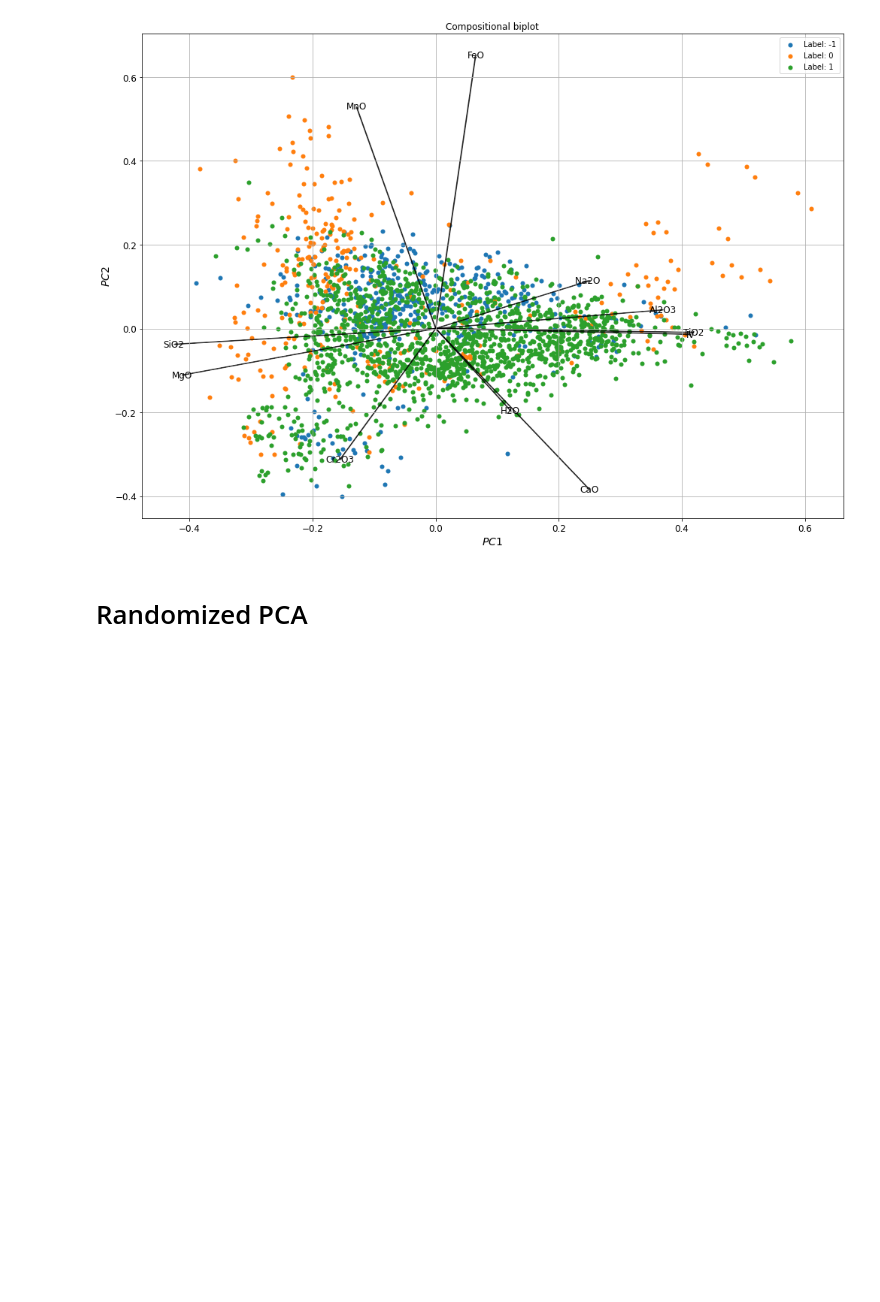
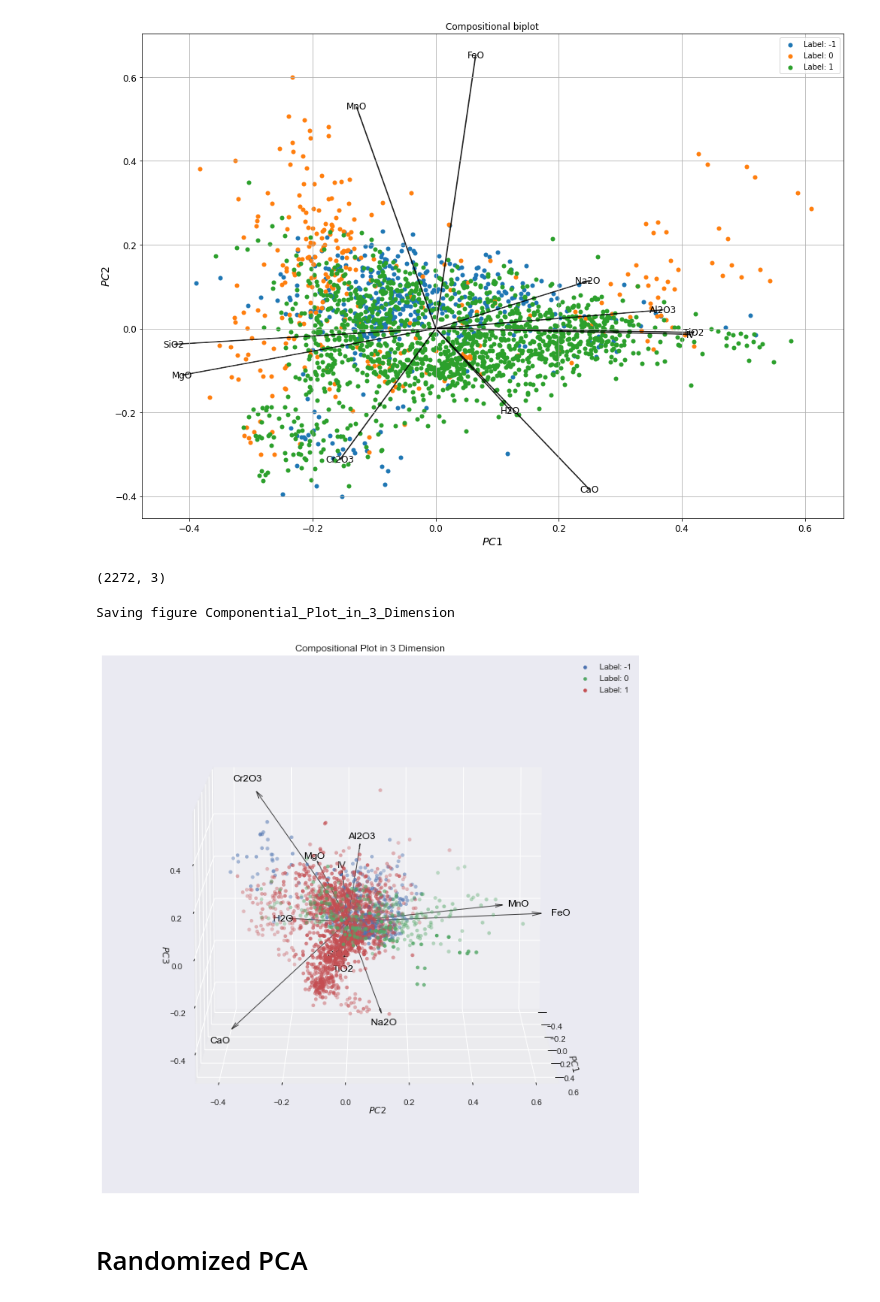
Before and after one commit to ZJUEarthData/DS_explore, a Jupyter notebook: english/dimensionality_reduction/dimensionality_reduction.ipynb, the cells around one changed output. Saved outputs shown, nothing was run; the diff lists cells and outputs as text; code cells hidden in the pictures; blank space fills up the shorter version.

Commit message:
add 3d plot for componential plot

```diff
--- a/english/dimensionality_reduction/dimensionality_reduction.ipynb
+++ b/english/dimensionality_reduction/dimensionality_reduction.ipynb
@@ -299,3 +299,13 @@ biplot(X_reduced1, labels, pca1.components_, variable)
 # %% [output]
 Saving figure Compositional biplot
 [figure]
+# %%
+from sklearn.decomposition import PCA
+
+# PCA assumes that the origin is centered, the data set is centralized automatically
+pca3 = PCA(n_components=3)
+# reduce the data set down to 3-dimensional space
+X_reduced3 = pca3.fit_transform(X_processed)
+X_reduced3.shape
+# %% [output]
+(2272, 3)
@@ -301,0 +372,4 @@ Saving figure Compositional biplot
+# %%
+componential_plot_static_3d(X_reduced3, labels, pca3.components_, variable)
+# %% [output]
+Saving figure Componential_Plot_in_3_Dimension
@@ -302,3 +443,7 @@ Saving figure Compositional biplot
+# %%
+componential_plot_animated_3d(X_reduced3, labels, pca3.components_, variable)
+# %% [output]
+[figure, added]
 # %% [markdown]
 # Randomized PCA
 # %%
```
Also changed, not shown: parts of 15 cells of this notebook, 5 other files.
